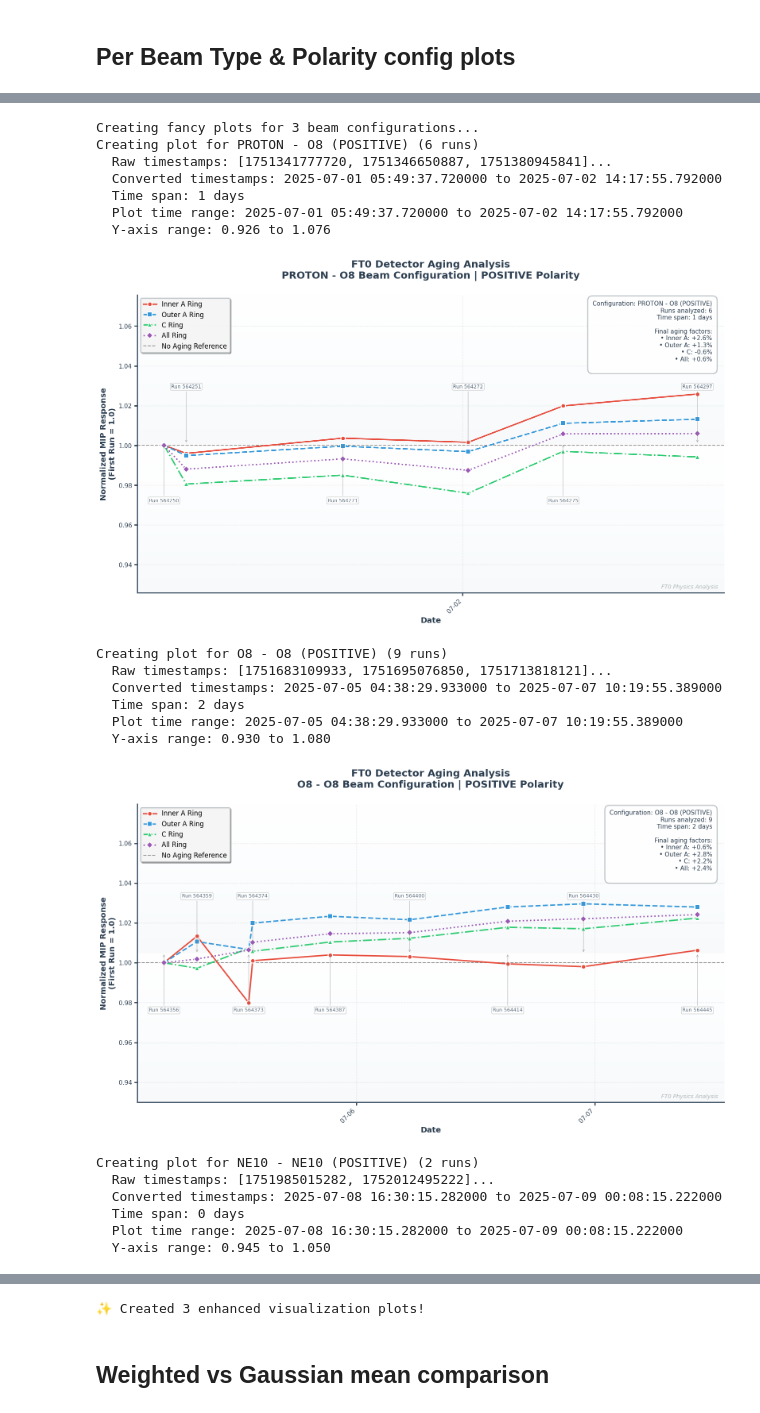
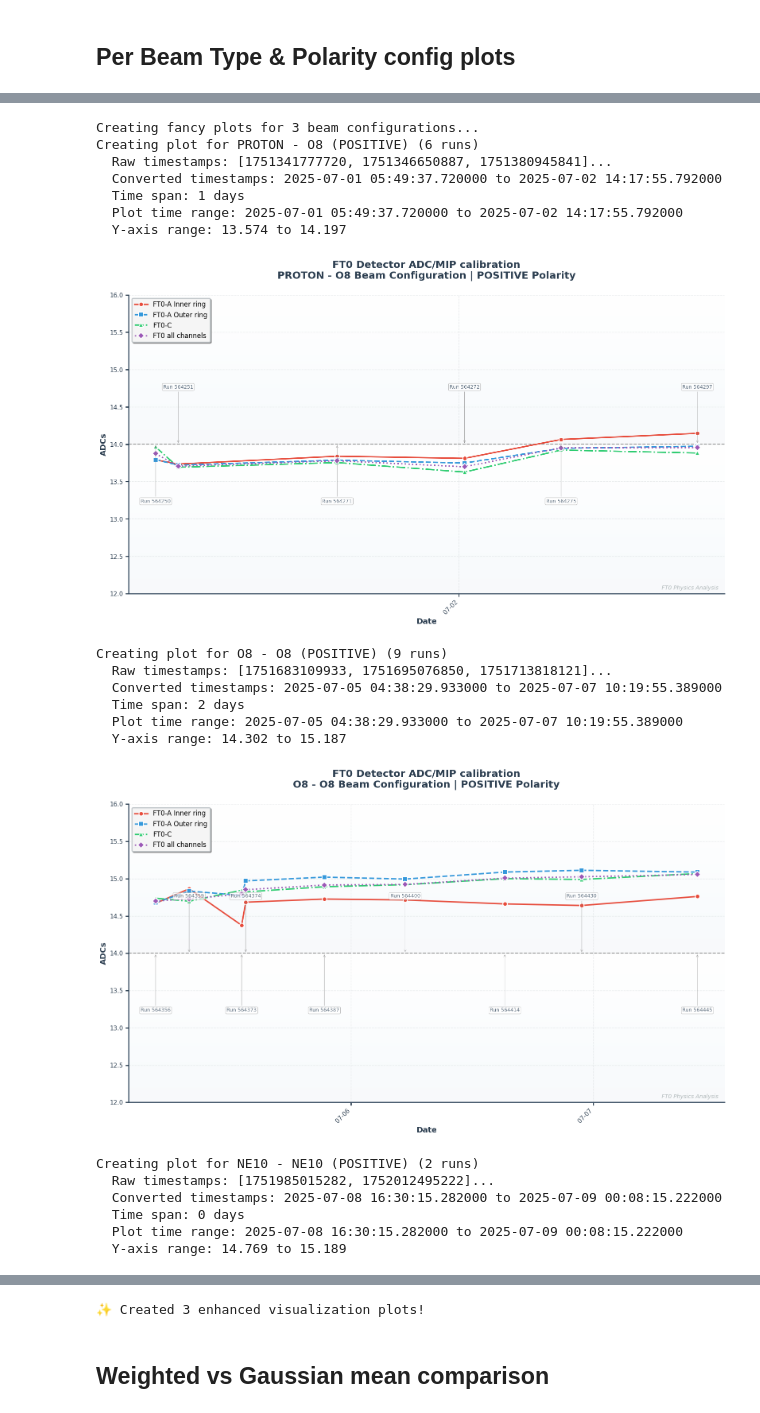
Before and after one commit to mvishiu11/LHC-aging-analysis, a Jupyter notebook: notebooks/oxygen.ipynb, the cells around one changed output, grey strips where cells are left out. Drawn from its saved outputs; the diff is of its cells as text; code cells hidden in the pictures.

Commit message:
feat: proper ADC/MIP calibration plots

```diff
--- a/notebooks/oxygen.ipynb
+++ b/notebooks/oxygen.ipynb
@@ -292,7 +295,7 @@ def process_all_files():
     for (filepath, run_num) in tqdm(root_files, desc="Processing ROOT files"):
 
         # Check if we have timestamp for this run
-        if run_num not in run_timestamps:
+        if run_num not in run_info:
             tqdm.write(f"  Warning: No timestamp found for run {run_num}, skipping")
             continue
 
@@ -1374,6 +1054,12 @@ def create_fancy_beam_plots(results):
         'Outer_A': 's',          # Square
         'C': '^',                # Triangle up
         'All': 'D'               # Diamond
+    }
+    legend_names = {
+        'Inner_A': 'FT0-A Inner ring',
+        'Outer_A': 'FT0-A Outer ring',
+        'C': 'FT0-C',
+        'All': 'FT0 all channels'
     }
 
     figures = []
@@ -1460,7 +1146,7 @@ def create_fancy_beam_plots(results):
             ring_runs = np.array(ring_runs)
 
             # Normalize to first run
-            normalized_means = ring_means / ring_means[0]
+            normalized_means = ring_means
             plot_data[ring_name] = (ring_times, normalized_means, ring_means, ring_runs)
             all_times.extend(ring_times)
             all_run_numbers.extend(ring_runs)
@@ -1475,7 +1161,7 @@ def create_fancy_beam_plots(results):
                    markeredgewidth=1.5,
                    markeredgecolor='white',
                    alpha=1.0,  # Full opacity for crisp lines
-                   label=f'{ring_name.replace("_", " ")} Ring',
+                   label=legend_names.get(ring_name, ring_name),
                    zorder=5,
                    antialiased=True)  # Ensure anti-aliasing
 
@@ -1514,22 +1200,21 @@ def create_fancy_beam_plots(results):
                 else:
                     y_padding = y_range * 0.1
 
-                ax.set_ylim(y_min - y_padding, y_max + y_padding)
+                ax.set_ylim(12, 16)
                 print(f"  Y-axis range: {y_min - y_padding:.3f} to {y_max + y_padding:.3f}")
 
         # Add reference line at y=1 with dashed style and lower alpha
-        ax.axhline(y=1.0, color='black', linestyle='--', alpha=0.4, linewidth=1.5,
-                  label='No Aging Reference', zorder=2)
+        ax.axhline(y=14.0, color='black', linestyle='--', alpha=0.4, linewidth=1.5, zorder=2)
 
         # Enhanced plot styling
-        ax.set_ylabel('Normalized MIP Response\n(First Run = 1.0)',
+        ax.set_ylabel('ADCs',
                      fontweight='bold', fontsize=14, color='#2C3E50')
         ax.set_xlabel('Date', fontweight='bold', fontsize=14, color='#2C3E50')
 
         # Create sophisticated title
         beam_type = config.split(' (')[0]
         polarity = config.split(' (')[1].replace(')', '')
-        title = f'FT0 Detector Aging Analysis\n{beam_type} Beam Configuration | {polarity} Polarity'
+        title = f'FT0 Detector ADC/MIP calibration\n{beam_type} Beam Configuration | {polarity} Polarity'
         ax.set_title(title, fontsize=18, fontweight='bold', color='#2C3E50', pad=30)
 
         # Enhanced legend with custom styling - UPPER LEFT
@@ -1627,20 +1312,15 @@ def create_fancy_beam_plots(results):
             stats_text = f"Configuration: {config}\n"
             stats_text += f"Runs analyzed: {len(set(all_run_numbers))}\n"
             stats_text += f"Time span: {actual_time_span} days\n\n"
-            stats_text += "Final aging factors:\n"
-
-            for ring_name in ring_names:
-                if ring_name in plot_data:
-                    final_factor = plot_data[ring_name][1][-1]
-                    change_pct = (final_factor - 1.0) * 100
-                    stats_text += f"• {ring_name.replace('_', ' ')}: {change_pct:+.1f}%\n"
 
             # Position stats box in UPPER RIGHT to avoid legend overlap
+            """
             ax.text(0.98, 0.98, stats_text, transform=ax.transAxes, fontsize=11,
                    verticalalignment='top', horizontalalignment='right',
                    bbox=dict(boxstyle='round,pad=0.8', facecolor='white',
                            edgecolor='#BDC3C7', alpha=0.95, linewidth=2),
                    color='#2C3E50', fontweight='normal')
+            """
 
         # Add watermark/subtitle
         ax.text(0.99, 0.01, 'FT0 Physics Analysis', transform=ax.transAxes,
@@ -1649,40 +1329,40 @@ def create_fancy_beam_plots(results):
 
         # Enhanced layout
         plt.tight_layout()
         plt.subplots_adjust(top=0.9, bottom=0.15)
 
         figures.append(fig)
 
         # Display the plot
         plt.show()
 
     print(f"\n✨ Created {len(figures)} enhanced visualization plots!")
     return figures
 
 # Create the enhanced visualizations
 if 'results' in locals():
     fancy_figures = create_fancy_beam_plots(results)
 else:
     print("❌ Please run the main analysis first to generate 'results' variable")
 # %% [output]
 Creating fancy plots for 3 beam configurations...
 Creating plot for PROTON - O8 (POSITIVE) (6 runs)
   Raw timestamps: [1751341777720, 1751346650887, 1751380945841]...
   Converted timestamps: 2025-07-01 05:49:37.720000 to 2025-07-02 14:17:55.792000
   Time span: 1 days
   Plot time range: 2025-07-01 05:49:37.720000 to 2025-07-02 14:17:55.792000
-  Y-axis range: 0.926 to 1.076
+  Y-axis range: 13.574 to 14.197
-[figure, old version]
+[figure, new version]
 Creating plot for O8 - O8 (POSITIVE) (9 runs)
   Raw timestamps: [1751683109933, 1751695076850, 1751713818121]...
   Converted timestamps: 2025-07-05 04:38:29.933000 to 2025-07-07 10:19:55.389000
   Time span: 2 days
   Plot time range: 2025-07-05 04:38:29.933000 to 2025-07-07 10:19:55.389000
-  Y-axis range: 0.930 to 1.080
+  Y-axis range: 14.302 to 15.187
-[figure, old version]
+[figure, new version]
 Creating plot for NE10 - NE10 (POSITIVE) (2 runs)
   Raw timestamps: [1751985015282, 1752012495222]...
   Converted timestamps: 2025-07-08 16:30:15.282000 to 2025-07-09 00:08:15.222000
   Time span: 0 days
   Plot time range: 2025-07-08 16:30:15.282000 to 2025-07-09 00:08:15.222000
-  Y-axis range: 0.945 to 1.050
+  Y-axis range: 14.769 to 15.189
```
Also changed, not shown: parts of 3 cells of this notebook.
